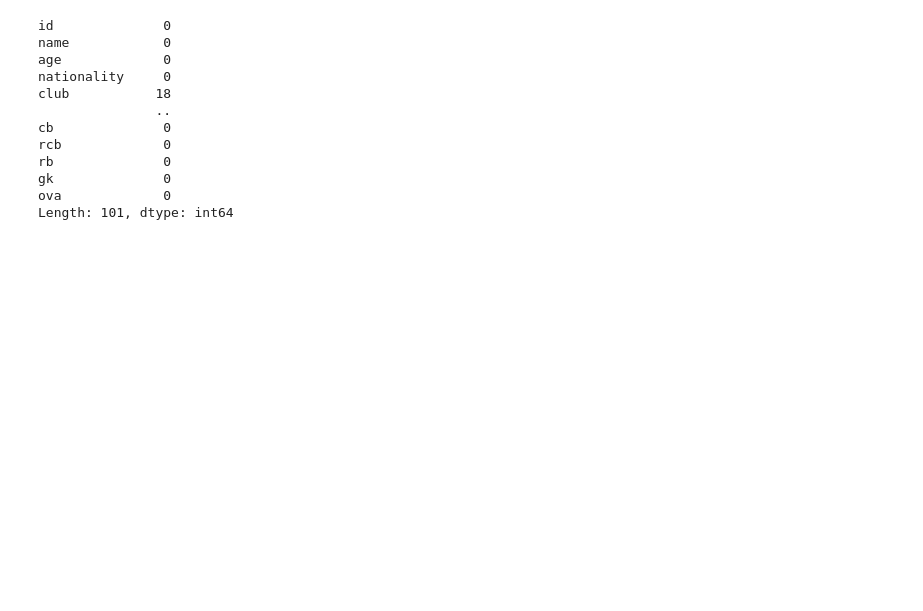
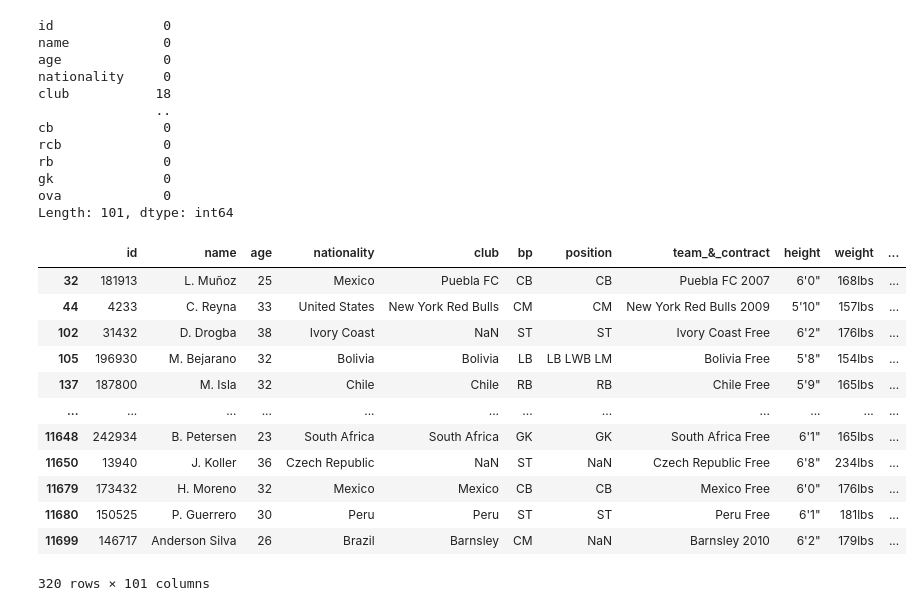
Before and after one commit to saraperrucci/FIFA, a Jupyter notebook: FIFA.ipynb, the cells around one changed output. Saved outputs shown, nothing was run; the diff lists cells and outputs as text; code cells hidden in the pictures; blank space fills up the shorter version.

```diff
--- a/FIFA.ipynb
+++ b/FIFA.ipynb
@@ -74,3 +74,20 @@ rb              0
 gk              0
 ova             0
 Length: 101, dtype: int64
+# %%
+players_with_value_0 = dataframe[dataframe['value'] == '€0']
+players_with_value_0
+# %% [output]
+|  | id | name | age | nationality | club | bp | position | team_&_contract | height | weight | ... |
+| 32 | 181913 | L. Muñoz | 25 | Mexico | Puebla FC | CB | CB | Puebla FC 2007 | 6'0" | 168lbs | ... |
+| 44 | 4233 | C. Reyna | 33 | United States | New York Red Bulls | CM | CM | New York Red Bulls 2009 | 5'10" | 157lbs | ... |
+| 102 | 31432 | D. Drogba | 38 | Ivory Coast | NaN | ST | ST | Ivory Coast Free | 6'2" | 176lbs | ... |
+| 105 | 196930 | M. Bejarano | 32 | Bolivia | Bolivia | LB | LB LWB LM | Bolivia Free | 5'8" | 154lbs | ... |
+| 137 | 187800 | M. Isla | 32 | Chile | Chile | RB | RB | Chile Free | 5'9" | 165lbs | ... |
+| ... | ... | ... | ... | ... | ... | ... | ... | ... | ... | ... | ... |
+| 11648 | 242934 | B. Petersen | 23 | South Africa | South Africa | GK | GK | South Africa Free | 6'1" | 165lbs | ... |
+| 11650 | 13940 | J. Koller | 36 | Czech Republic | NaN | ST | NaN | Czech Republic Free | 6'8" | 234lbs | ... |
+| 11679 | 173432 | H. Moreno | 32 | Mexico | Mexico | CB | CB | Mexico Free | 6'0" | 176lbs | ... |
+| 11680 | 150525 | P. Guerrero | 30 | Peru | Peru | ST | ST | Peru Free | 6'1" | 181lbs | ... |
+| 11699 | 146717 | Anderson Silva | 26 | Brazil | Barnsley | CM | NaN | Barnsley 2010 | 6'2" | 179lbs | ... |
+320 rows × 101 columns
```
Also changed, not shown: parts of 30 cells of this notebook.
